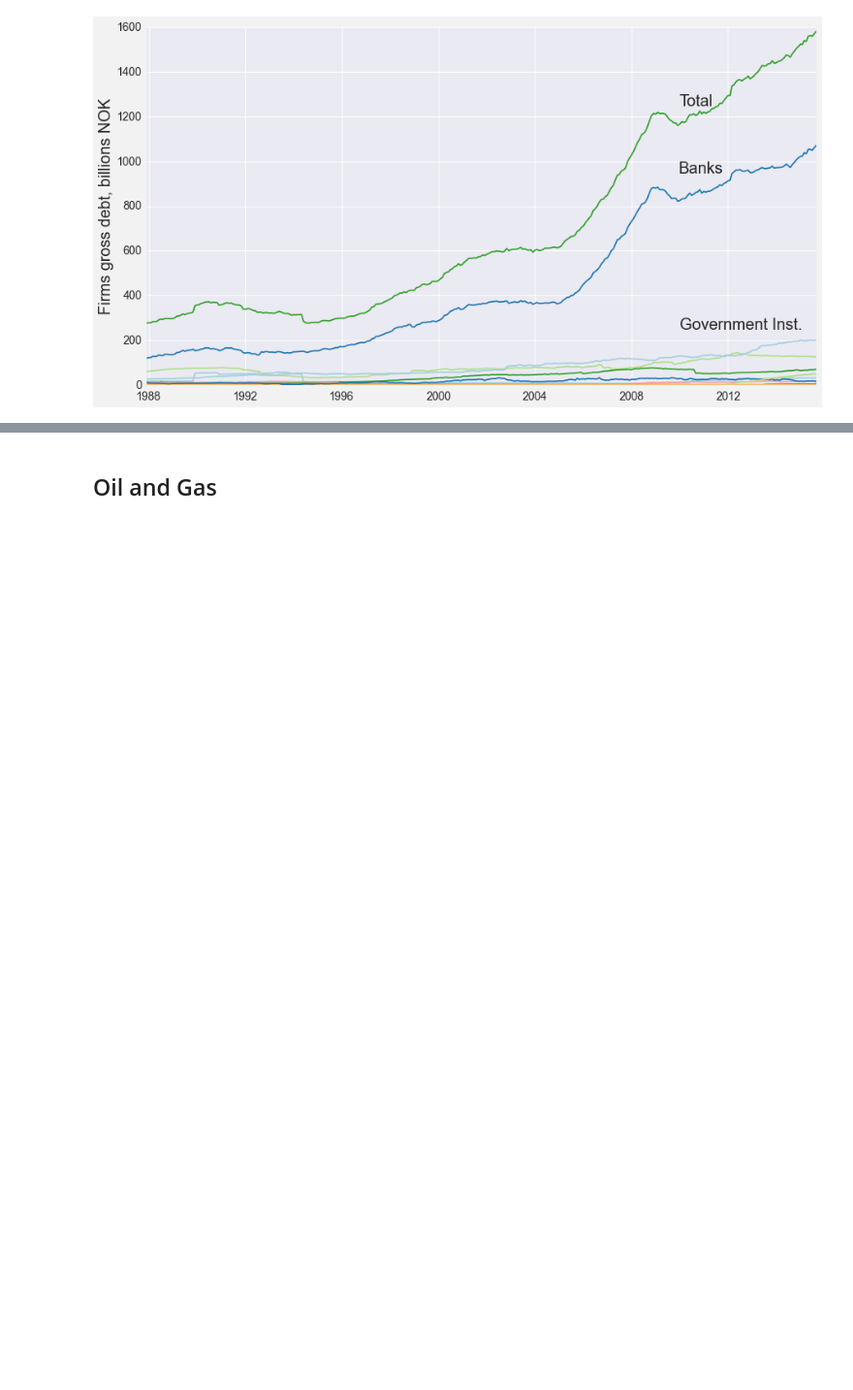
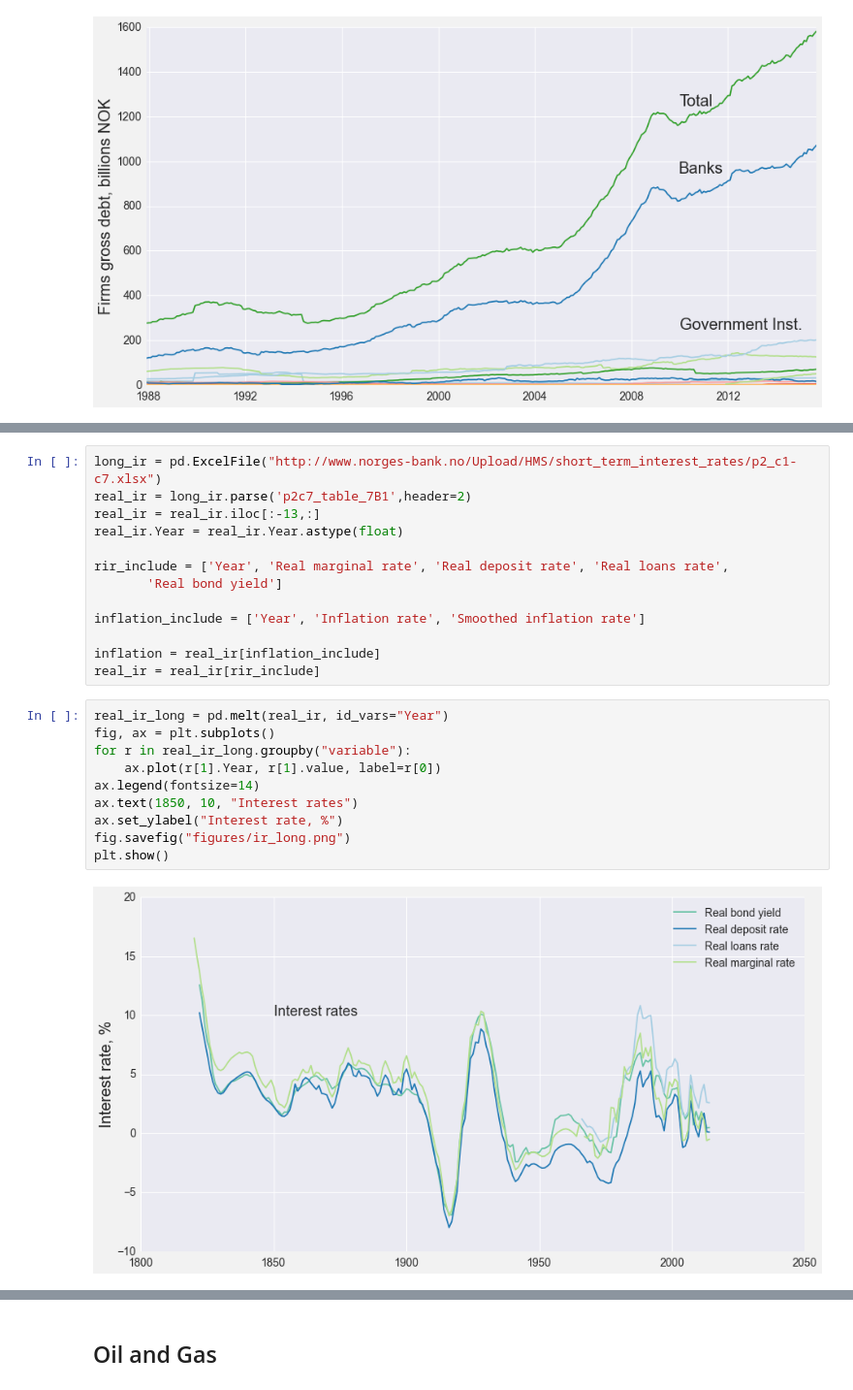
Before and after one commit to jmaurit/norwayeconomy, a Jupyter notebook: norwayeconomy.ipynb, the cells around one changed output, grey strips where cells are left out. Shown at 97% size. Saved outputs shown, nothing was run; the diff lists cells and outputs as text; blank space fills up the shorter version.

```diff
--- a/norwayeconomy.ipynb
+++ b/norwayeconomy.ipynb
@@ -434,0 +465,25 @@ plt.show()
+# %%
+long_ir = pd.ExcelFile("http://www.norges-bank.no/Upload/HMS/short_term_interest_rates/p2_c1-c7.xlsx")
+real_ir = long_ir.parse('p2c7_table_7B1',header=2)
+real_ir = real_ir.iloc[:-13,:]
+real_ir.Year = real_ir.Year.astype(float)
+
+rir_include = ['Year', 'Real marginal rate', 'Real deposit rate', 'Real loans rate',
+       'Real bond yield']
+
+inflation_include = ['Year', 'Inflation rate', 'Smoothed inflation rate']
+
+inflation = real_ir[inflation_include]
+real_ir = real_ir[rir_include]
+# %%
+real_ir_long = pd.melt(real_ir, id_vars="Year")
+fig, ax = plt.subplots()
+for r in real_ir_long.groupby("variable"):
+	ax.plot(r[1].Year, r[1].value, label=r[0])
+ax.legend(fontsize=14)
+ax.text(1850, 10, "Interest rates")
+ax.set_ylabel("Interest rate, %")
+fig.savefig("figures/ir_long.png")
+plt.show()
+# %% [output]
+[figure, added]
```
Also changed, not shown: parts of 15 cells of this notebook, 12 other files.
